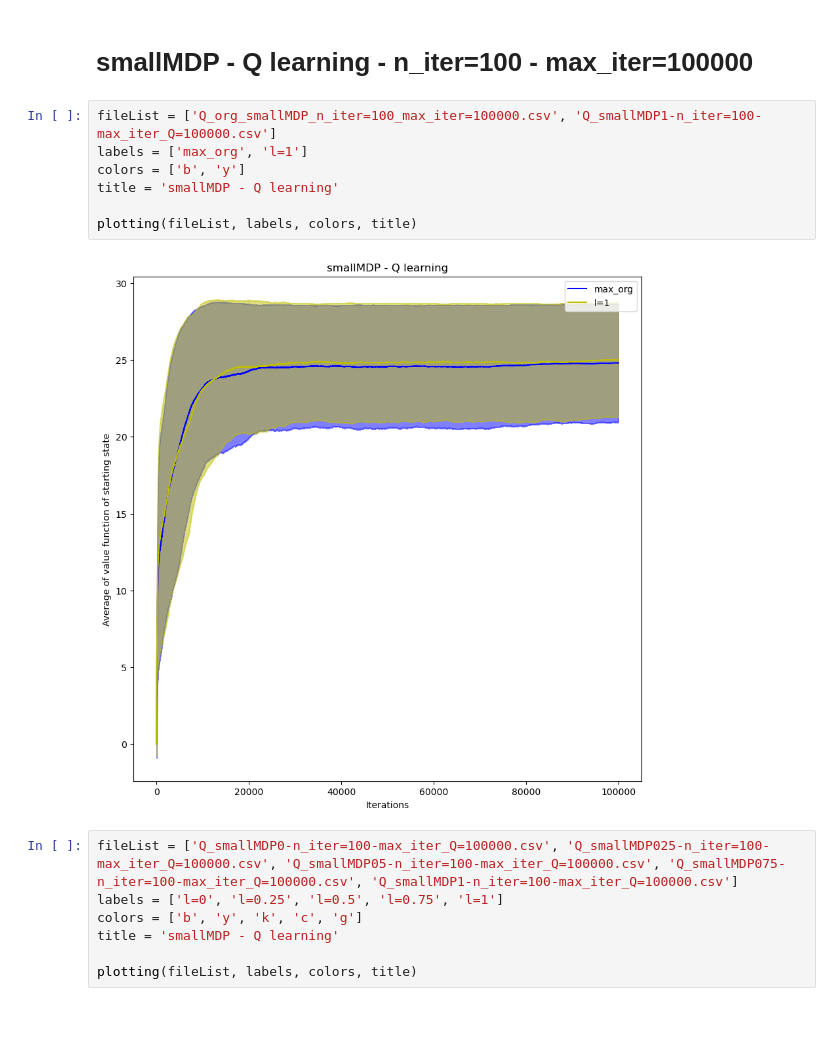
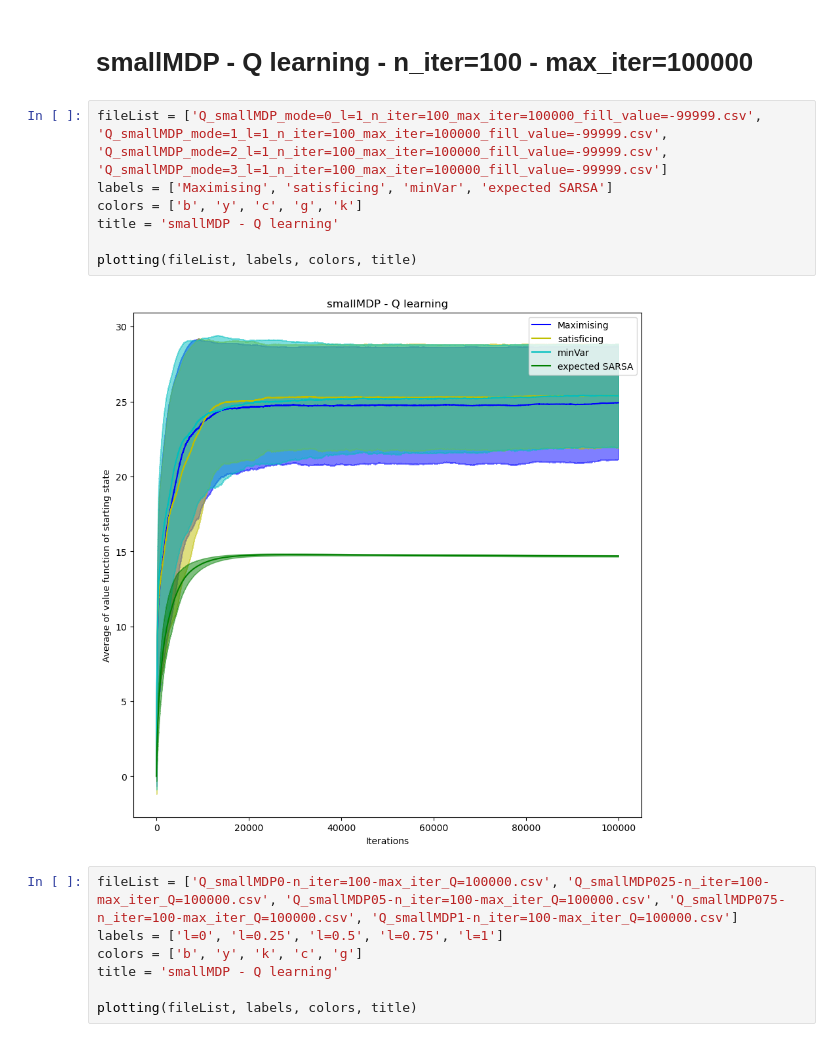
Before and after one commit to pik-gane/pymdptoolbox-satisfia, a Jupyter notebook: src/mdptoolbox/main.ipynb, the cells around one changed output. Cells and saved outputs as stored; diff of their text form.

```diff
--- a/src/mdptoolbox/main.ipynb
+++ b/src/mdptoolbox/main.ipynb
@@ -317,15 +317,15 @@ plotting_trans_div_runAv(fileList, labels, colors, title)
 [figure]
 # %% [markdown]
 # smallMDP - Q learning - n_iter=100 - max_iter=100000
-# %%
-fileList = ['Q_org_smallMDP_n_iter=100_max_iter=100000.csv', 'Q_smallMDP1-n_iter=100-max_iter_Q=100000.csv']
-labels = ['max_org', 'l=1']
-colors = ['b', 'y']
-title = 'smallMDP - Q learning'
-
-plotting(fileList, labels, colors, title)
-# %% [output]
-[figure, removed]
+# %%
+fileList = ['Q_smallMDP_mode=0_l=1_n_iter=100_max_iter=100000_fill_value=-99999.csv', 'Q_smallMDP_mode=1_l=1_n_iter=100_max_iter=100000_fill_value=-99999.csv', 'Q_smallMDP_mode=2_l=1_n_iter=100_max_iter=100000_fill_value=-99999.csv', 'Q_smallMDP_mode=3_l=1_n_iter=100_max_iter=100000_fill_value=-99999.csv']
+labels = ['Maximising', 'satisficing', 'minVar', 'expected SARSA']
+colors = ['b', 'y', 'c', 'g', 'k']
+title = 'smallMDP - Q learning'
+
+plotting(fileList, labels, colors, title)
+# %% [output]
+[figure, added]
 # %%
 fileList = ['Q_smallMDP0-n_iter=100-max_iter_Q=100000.csv', 'Q_smallMDP025-n_iter=100-max_iter_Q=100000.csv', 'Q_smallMDP05-n_iter=100-max_iter_Q=100000.csv', 'Q_smallMDP075-n_iter=100-max_iter_Q=100000.csv', 'Q_smallMDP1-n_iter=100-max_iter_Q=100000.csv']
 labels = ['l=0', 'l=0.25', 'l=0.5', 'l=0.75', 'l=1']
```
Also changed, not shown: parts of 4 cells of this notebook, 2 other files.
